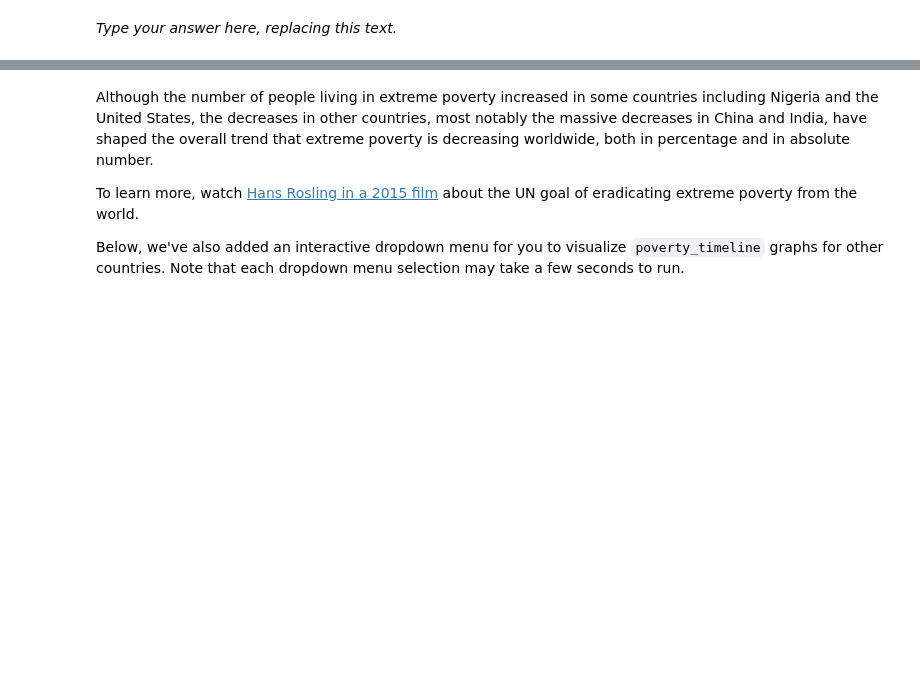
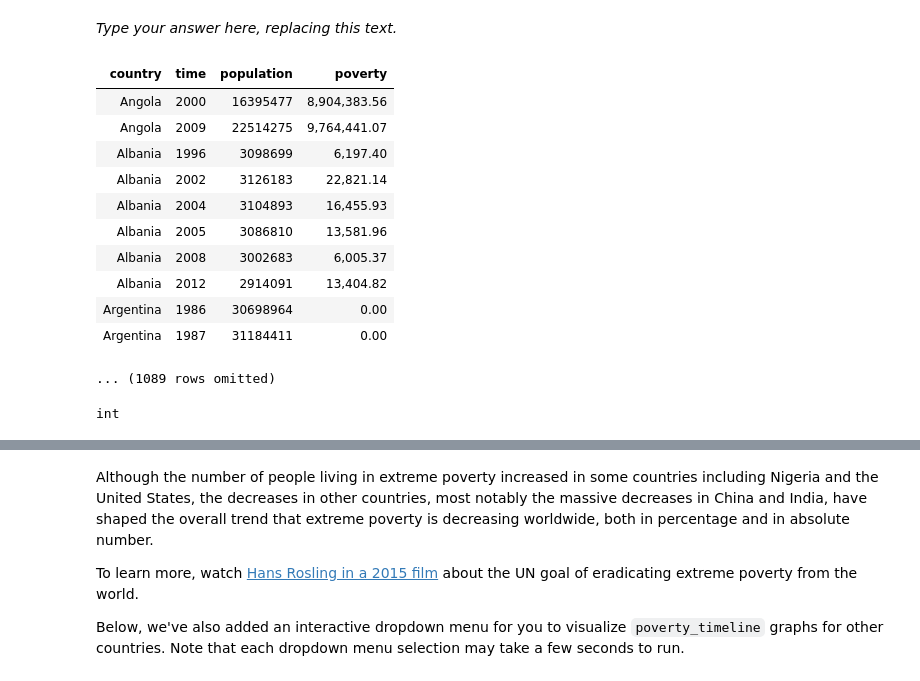
Before and after one commit to bencump/Intro_DataAnalytics, a Jupyter notebook: project1/project1.ipynb, the cells around one changed output, grey strips where cells are left out. Saved outputs shown, nothing was run; the diff lists cells and outputs as text; code cells hidden in the pictures; blank space fills up the shorter version.

```diff
--- a/project1/project1.ipynb
+++ b/project1/project1.ipynb
@@ -804,6 +816,49 @@ _Type your answer here, replacing this text._
 Feel free to use the markdown cell below to plan out your answer, but you needn't fill it in.
 # %% [markdown]
 _Type your answer here, replacing this text._
+# %%
+povPopulation = population.join("geo", poverty,"geo")
+povPopulation = povPopulation.join("geo", countries1, "country")
+# print(povPopulation)
+time1 = povPopulation.column("time")
+time2 = povPopulation.column("time_2")
+popTot = povPopulation.column("population_total")
+popName = povPopulation.column("name")
+populationPovPer = povPopulation.column('extreme_poverty_percent_people_below_125_a_day')
+PopulationPop = povPopulation.column("population_total")
+equalPop = []
+equalPovperc = []
+equalName = []
+equalTime = []
+for i in range(len(time1)):
+    if time1.item(i) == time2.item(i):
+        equalTime.append(time2.item(i))
+        equalName.append(popName.item(i))
+        equalPop.append(PopulationPop.item(i))
+        equalPovperc.append(populationPovPer.item(i))
+povPopulation = Table().with_columns("country", equalName, "time", equalTime, 'population', equalPop, "poverty_total", equalPovperc)
+povPopulation1 = povPopulation.column("population")
+povPopulation2 = povPopulation.column("poverty_total")
+poverty_total = povPopulation1 * (povPopulation2/100)
+povPopulation = povPopulation.drop("poverty_total").with_column("poverty", poverty_total)
+povPopulation.set_format('poverty', NumberFormatter)
+# %% [output]
+| country | time | population | poverty |
+| Angola | 2000 | 16395477 | 8,904,383.56 |
+| Angola | 2009 | 22514275 | 9,764,441.07 |
+| Albania | 1996 | 3098699 | 6,197.40 |
+| Albania | 2002 | 3126183 | 22,821.14 |
+| Albania | 2004 | 3104893 | 16,455.93 |
+| Albania | 2005 | 3086810 | 13,581.96 |
+| Albania | 2008 | 3002683 | 6,005.37 |
+| Albania | 2012 | 2914091 | 13,404.82 |
+| Argentina | 1986 | 30698964 | 0.00 |
+| Argentina | 1987 | 31184411 | 0.00 |
+... (1089 rows omitted)
+# %%
+povPopulation.where("country", are.equal_to("Poland"))
+# %% [output]
+int
 # %%
 def poverty_timeline(country):
     '''Draw a timeline of people living in extreme poverty in a country.'''
```
Also changed, not shown: parts of 9 cells of this notebook, 2 other files.
